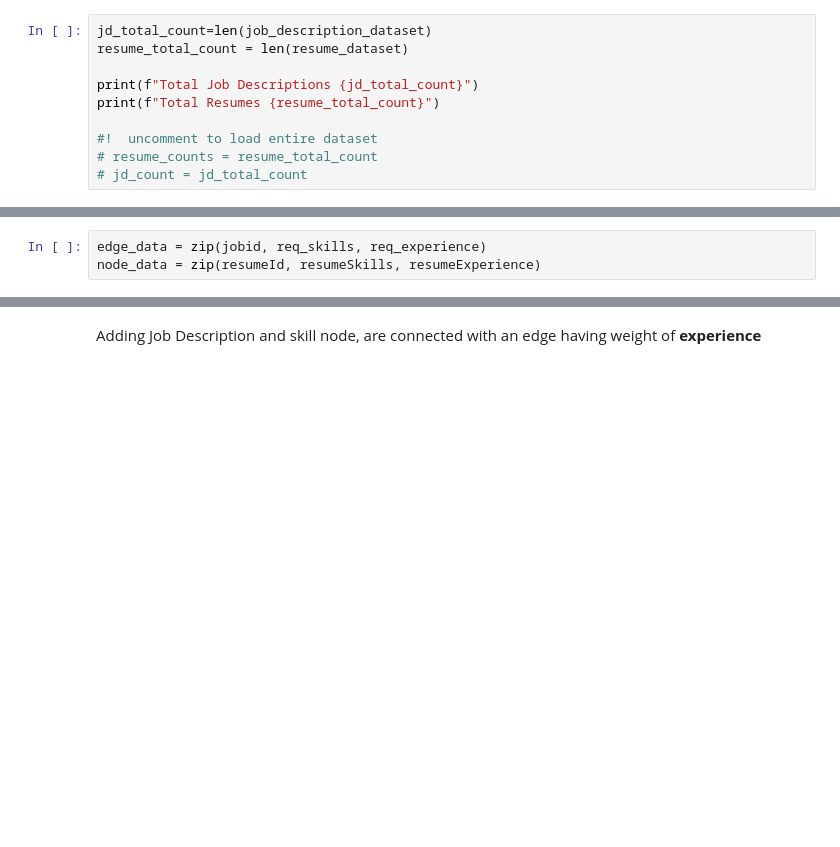
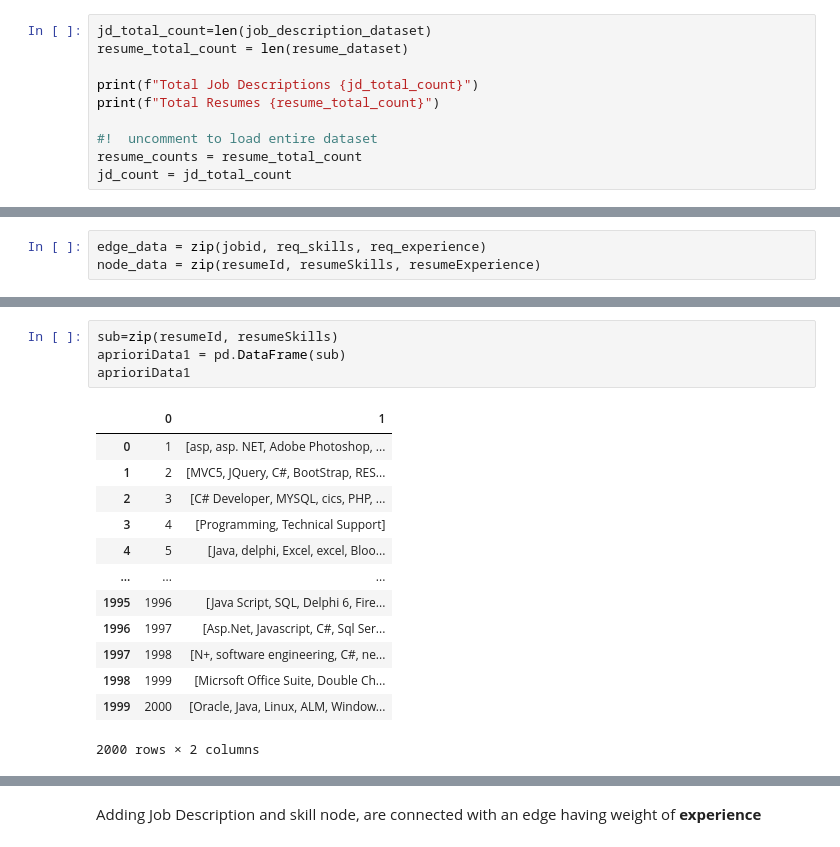
Before and after one commit to Mystic-Trooper/Job-Recommendation, a Jupyter notebook: knowledge_graph_analysis.ipynb, the cells around one changed output, grey strips where cells are left out. Drawn from its saved outputs; the diff is of its cells as text; blank space fills up the shorter version.

Commit message:
apriori

```diff
--- a/knowledge_graph_analysis.ipynb
+++ b/knowledge_graph_analysis.ipynb
@@ -49,8 +52,8 @@ print(f"Total Job Descriptions {jd_total_count}")
 print(f"Total Resumes {resume_total_count}")
 
 #!  uncomment to load entire dataset
-# resume_counts = resume_total_count
-# jd_count = jd_total_count
+resume_counts = resume_total_count
+jd_count = jd_total_count
 # %% [output]
 Total Job Descriptions 10501
 Total Resumes 2000
@@ -139,0 +163,18 @@ node_data = zip(resumeId, resumeSkills, resumeExperience)
+# %%
+sub=zip(resumeId, resumeSkills)
+aprioriData1 = pd.DataFrame(sub)
+aprioriData1
+# %% [output]
+|  | 0 | 1 |
+| 0 | 1 | [asp, asp. NET, Adobe Photoshop, ... |
+| 1 | 2 | [MVC5, JQuery, C#, BootStrap, RES... |
+| 2 | 3 | [C# Developer, MYSQL, cics, PHP, ... |
+| 3 | 4 | [Programming, Technical Support] |
+| 4 | 5 | [Java, delphi, Excel, excel, Bloo... |
+| ... | ... | ... |
+| 1995 | 1996 | [Java Script, SQL, Delphi 6, Fire... |
+| 1996 | 1997 | [Asp.Net, Javascript, C#, Sql Ser... |
+| 1997 | 1998 | [N+, software engineering, C#, ne... |
+| 1998 | 1999 | [Micrsoft Office Suite, Double Ch... |
+| 1999 | 2000 | [Oracle, Java, Linux, ALM, Window... |
+2000 rows × 2 columns
```
Also changed, not shown: parts of 13 cells of this notebook.
